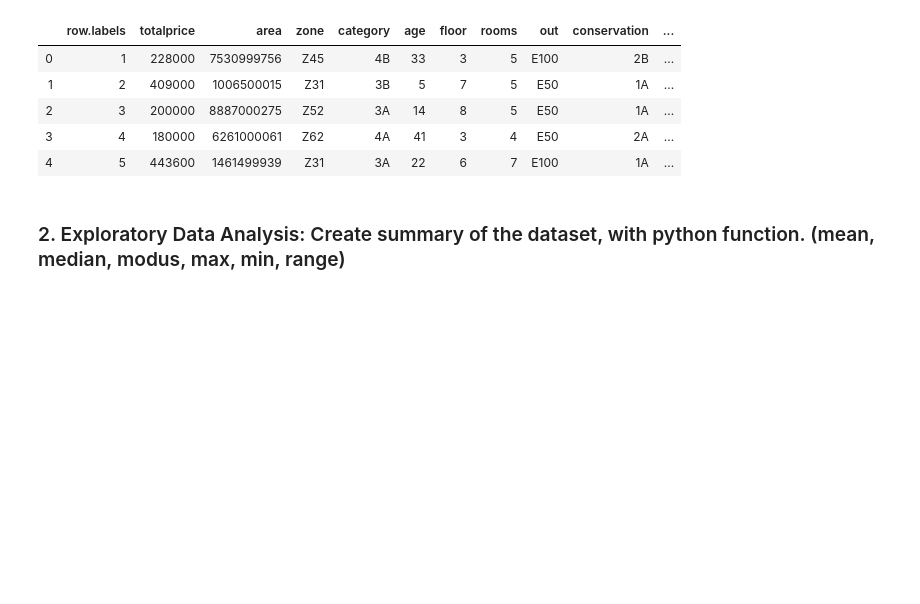
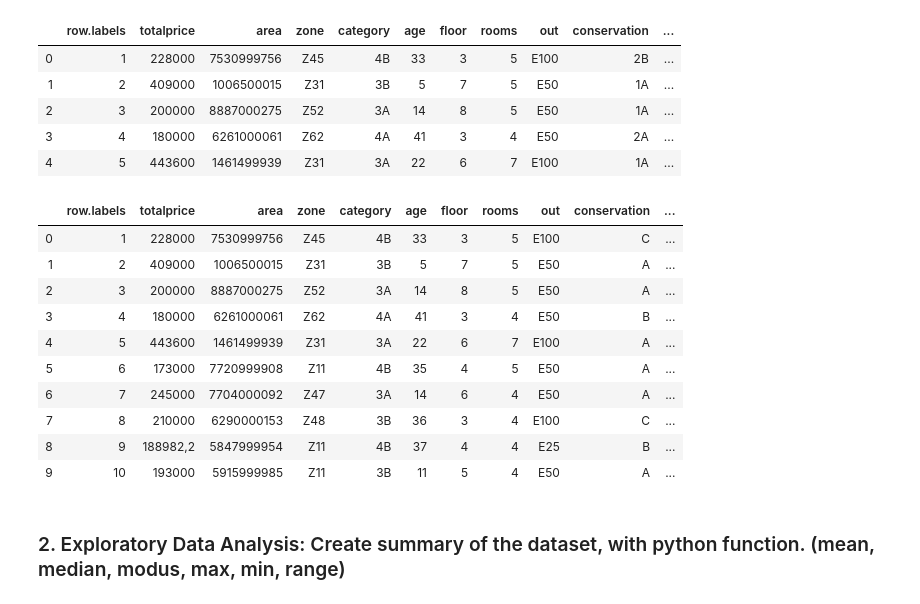
Before and after one commit to nostartama/mid-test-python-use-case, a Jupyter notebook: q2-apartment-price-in-victoria/apartment-price-in-victoria.ipynb, the cells around one changed output. Drawn from its saved outputs; the diff is of its cells as text; code cells hidden in the pictures; blank space fills up the shorter version.

```diff
--- a/q2-apartment-price-in-victoria/apartment-price-in-victoria.ipynb
+++ b/q2-apartment-price-in-victoria/apartment-price-in-victoria.ipynb
@@ -26,6 +26,22 @@ df.head()
 | 2 | 3 | 200000 | 8887000275 | Z52 | 3A | 14 | 8 | 5 | E50 | 1A | ... |
 | 3 | 4 | 180000 | 6261000061 | Z62 | 4A | 41 | 3 | 4 | E50 | 2A | ... |
 | 4 | 5 | 443600 | 1461499939 | Z31 | 3A | 22 | 6 | 7 | E100 | 1A | ... |
+# %%
+df['conservation'] = df['conservation'].map({'1A': 'A', '2A': 'B', '2B': 'C','3A': 'C'})
+# %%
+df.head(10)
+# %% [output]
+|  | row.labels | totalprice | area | zone | category | age | floor | rooms | out | conservation | ... |
+| 0 | 1 | 228000 | 7530999756 | Z45 | 4B | 33 | 3 | 5 | E100 | C | ... |
+| 1 | 2 | 409000 | 1006500015 | Z31 | 3B | 5 | 7 | 5 | E50 | A | ... |
+| 2 | 3 | 200000 | 8887000275 | Z52 | 3A | 14 | 8 | 5 | E50 | A | ... |
+| 3 | 4 | 180000 | 6261000061 | Z62 | 4A | 41 | 3 | 4 | E50 | B | ... |
+| 4 | 5 | 443600 | 1461499939 | Z31 | 3A | 22 | 6 | 7 | E100 | A | ... |
+| 5 | 6 | 173000 | 7720999908 | Z11 | 4B | 35 | 4 | 5 | E50 | A | ... |
+| 6 | 7 | 245000 | 7704000092 | Z47 | 3A | 14 | 6 | 4 | E50 | A | ... |
+| 7 | 8 | 210000 | 6290000153 | Z48 | 3B | 36 | 3 | 4 | E100 | C | ... |
+| 8 | 9 | 188982,2 | 5847999954 | Z11 | 4B | 37 | 4 | 4 | E25 | B | ... |
+| 9 | 10 | 193000 | 5915999985 | Z11 | 3B | 11 | 5 | 4 | E50 | A | ... |
 # %% [markdown]
 ### 2. Exploratory Data Analysis: Create summary of the dataset, with python function. (mean, median, modus, max, min, range)
 # %%
```
Also changed, not shown: parts of 1 cell of this notebook.
